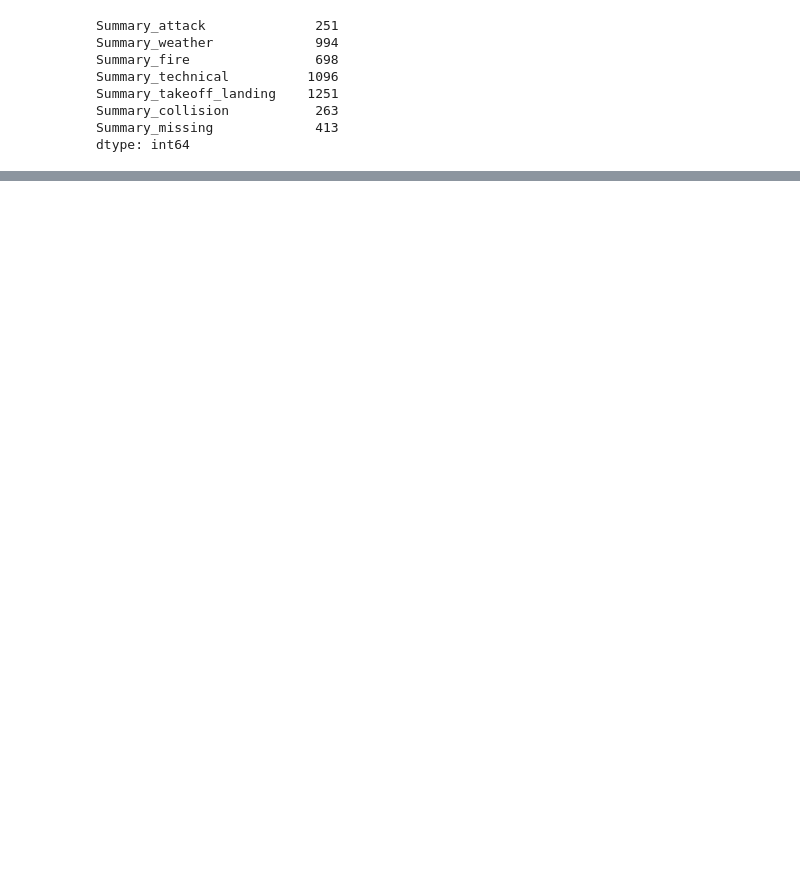
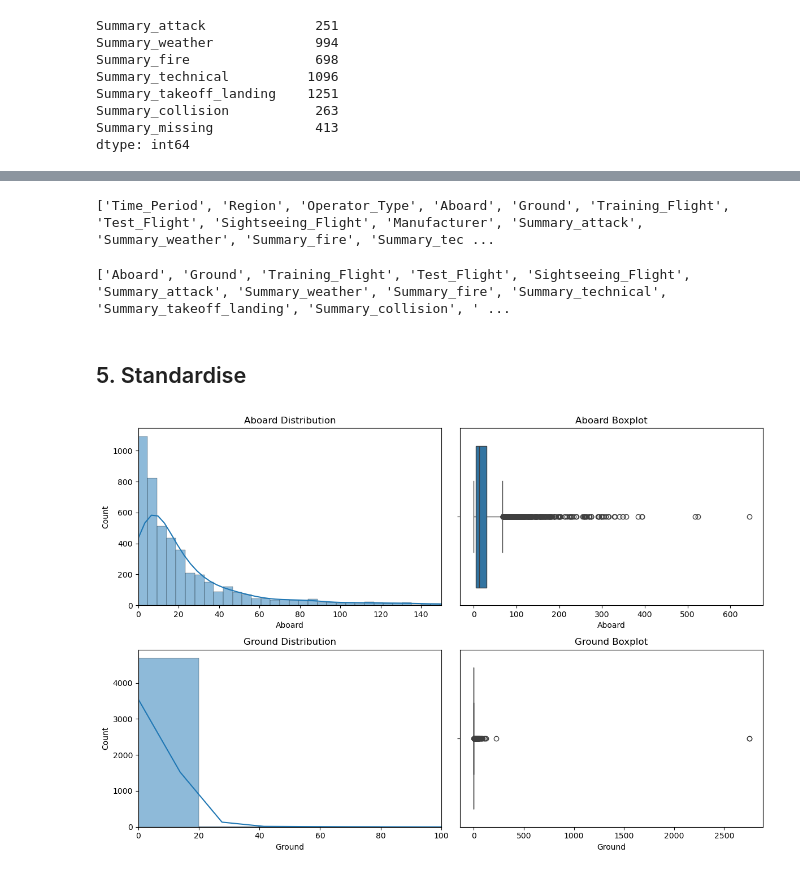
Before and after one commit to tomwillhughes/ML_project, a Jupyter notebook: Notebooks/Airplane_Crash_Prediction.ipynb, the cells around one changed output, grey strips where cells are left out. Saved outputs shown, nothing was run; the diff lists cells and outputs as text; code cells hidden in the pictures; blank space fills up the shorter version.

Commit message:
Cleaned, encoded, standardised, and created first model for aviation data

```diff
--- a/Notebooks/Airplane_Crash_Prediction.ipynb
+++ b/Notebooks/Airplane_Crash_Prediction.ipynb
@@ -1640,0 +1657,5 @@ dtype: int64
+# %%
+# remove rows where target variable is null (do not want to inpute for target variable, and 11 nulls is <1% of data)
+df = df.dropna(subset=["Fatalities"])
+
+print(df["Fatalities"].isnull().sum())
@@ -1679,0 +1829,40 @@ Created new buckets based on whether strings were present in the summary. for ex
+# %%
+# checks
+print(X.columns.tolist())
+# %% [output]
+['Time_Period', 'Region', 'Operator_Type', 'Aboard', 'Ground', 'Training_Flight', 'Test_Flight', 'Sightseeing_Flight', 'Manufacturer', 'Summary_attack', 'Summary_weather', 'Summary_fire', 'Summary_tec ...
+# %%
+# checks
+print(X_train.columns.tolist())
+# %% [output]
+['Aboard', 'Ground', 'Training_Flight', 'Test_Flight', 'Sightseeing_Flight', 'Summary_attack', 'Summary_weather', 'Summary_fire', 'Summary_technical', 'Summary_takeoff_landing', 'Summary_collision', ' ...
+# %% [markdown]
+## 5. Standardise
+# %%
+# distribution check of 'Aboard' and 'Ground'
+fig, axes = plt.subplots(2, 2, figsize=(12, 8))
+
+# Aboard histogram
+sns.histplot(df["Aboard"], kde=True, ax=axes[0,0])
+axes[0,0].set_title("Aboard Distribution")
+
+# Aboard boxplot
+sns.boxplot(x=df["Aboard"], ax=axes[0,1])
+axes[0,1].set_title("Aboard Boxplot")
+
+# Ground histogram
+sns.histplot(df["Ground"], kde=True, ax=axes[1,0])
+axes[1,0].set_title("Ground Distribution")
+
+# Ground boxplot
+sns.boxplot(x=df["Ground"], ax=axes[1,1])
+axes[1,1].set_title("Ground Boxplot")
+
+# x axis limits
+axes[0,0].set_xlim(0, 150)   # Aboard histogram
+axes[1,0].set_xlim(0, 100)   # Ground histogram
+
+plt.tight_layout()
+plt.show()
+# %% [output]
+[figure, added]
```
Also changed, not shown: parts of 29 cells of this notebook.
